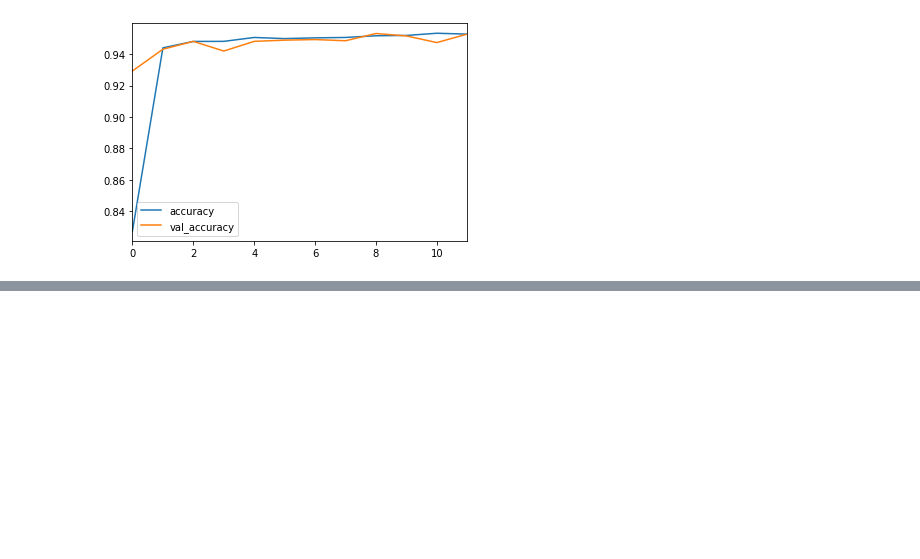
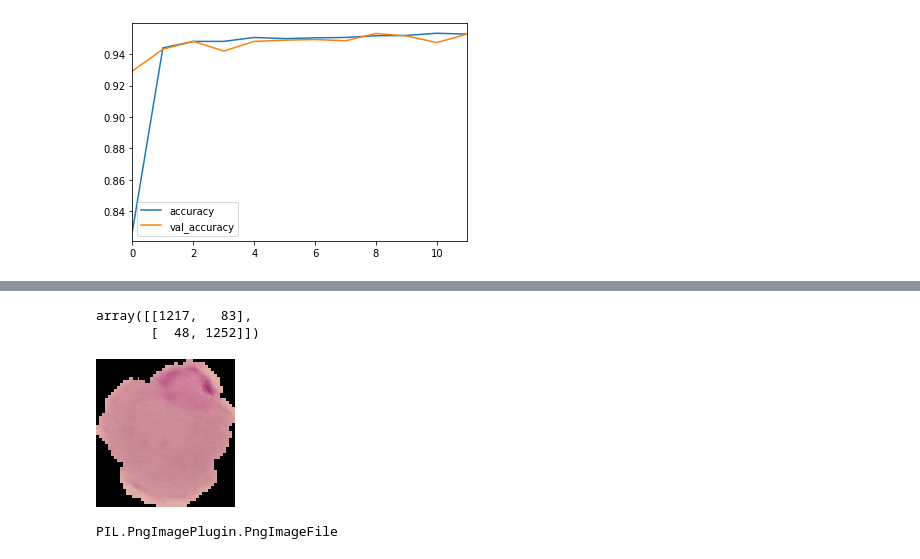
Before and after one commit to kmoh19/DataSCi, a Jupyter notebook: DeepLearn/Keras Image Loader.ipynb, the cells around one changed output, grey strips where cells are left out. Saved outputs shown, nothing was run; the diff lists cells and outputs as text; code cells hidden in the pictures; blank space fills up the shorter version.

```diff
--- a/DeepLearn/Keras Image Loader.ipynb
+++ b/DeepLearn/Keras Image Loader.ipynb
@@ -336,0 +378,5 @@ pd.DataFrame(results.history)[['accuracy','val_accuracy']].plot()
+# %%
+confusion_matrix(test_image_gen.classes,predictions)
+# %% [output]
+array([[1217,   83],
+       [  48, 1252]])
@@ -336,0 +385,8 @@ pd.DataFrame(results.history)[['accuracy','val_accuracy']].plot()
+# %%
+image.load_img(para_cell)
+# %% [output]
+[figure, added]
+# %%
+type(image.load_img(para_cell))
+# %% [output]
+PIL.PngImagePlugin.PngImageFile
```
Also changed, not shown: parts of 17 cells of this notebook.
